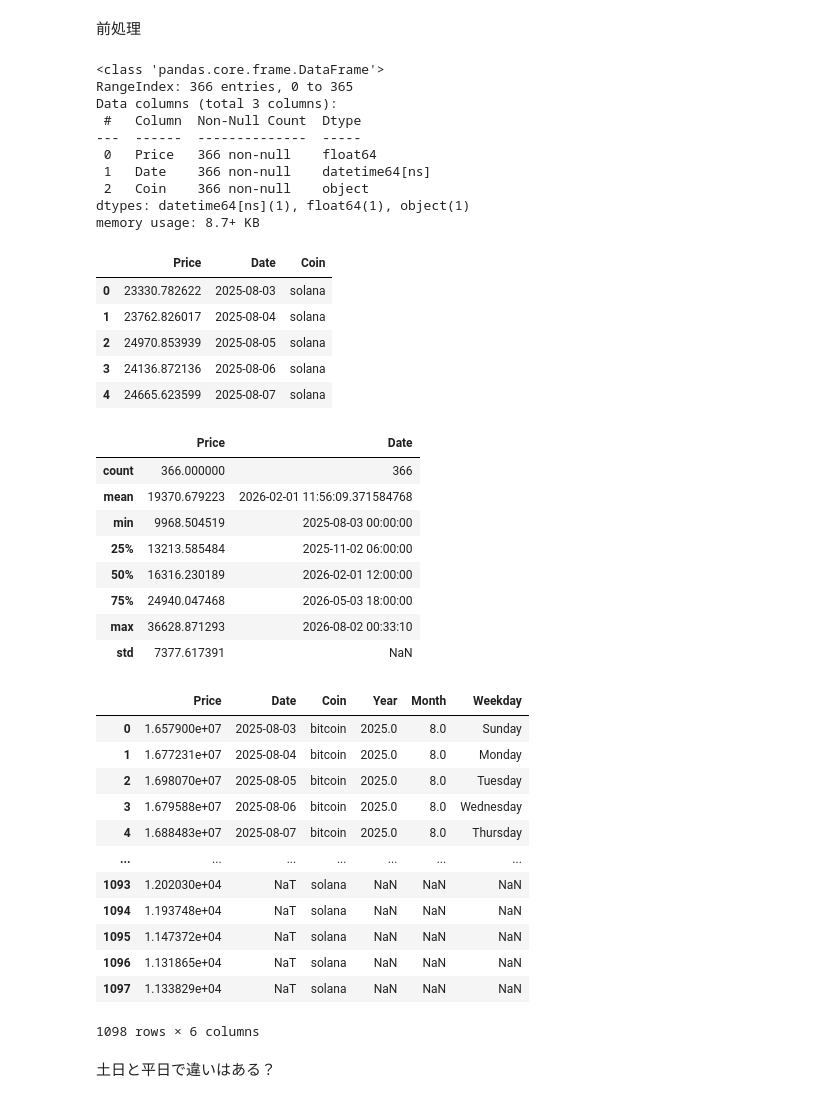
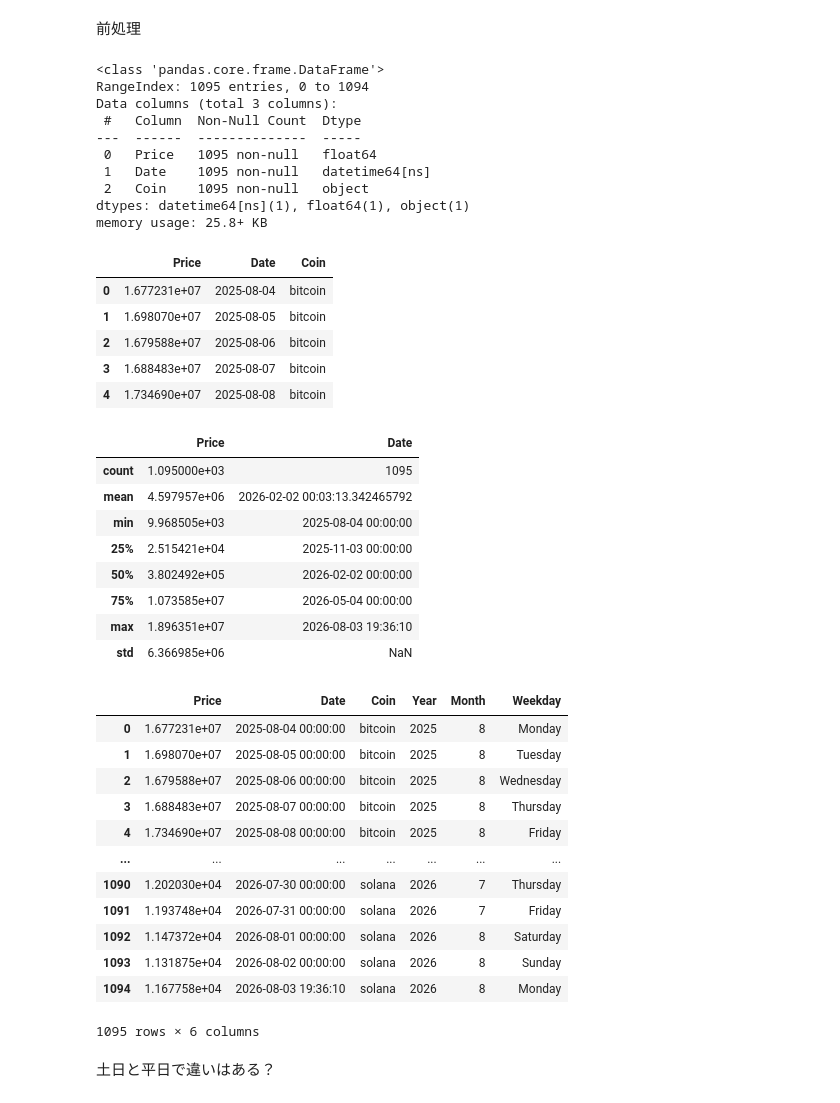
Before and after one commit to shota98501/workspace, a Jupyter notebook: Project/crypto_project/crypto_project(years).ipynb, the cells around one changed output. Cells and saved outputs as stored; diff of their text form; code cells hidden in the pictures.

```diff
--- a/Project/crypto_project/crypto_project(years).ipynb
+++ b/Project/crypto_project/crypto_project(years).ipynb
@@ -66,60 +66,60 @@ crypto_df
 # %% [markdown]
 前処理
 # %%
-df.info()
+crypto_df.info()
 # %% [output]
 <class 'pandas.core.frame.DataFrame'>
-RangeIndex: 366 entries, 0 to 365
+RangeIndex: 1095 entries, 0 to 1094
 Data columns (total 3 columns):
  #   Column  Non-Null Count  Dtype
 ---  ------  --------------  -----
- 0   Price   366 non-null    float64
- 1   Date    366 non-null    datetime64[ns]
- 2   Coin    366 non-null    object
+ 0   Price   1095 non-null   float64
+ 1   Date    1095 non-null   datetime64[ns]
+ 2   Coin    1095 non-null   object
 dtypes: datetime64[ns](1), float64(1), object(1)
-memory usage: 8.7+ KB
+memory usage: 25.8+ KB
 # %%
-df.head()
+crypto_df.head()
 # %% [output]
 |  | Price | Date | Coin |
-| 0 | 23330.782622 | 2025-08-03 | solana |
-| 1 | 23762.826017 | 2025-08-04 | solana |
-| 2 | 24970.853939 | 2025-08-05 | solana |
-| 3 | 24136.872136 | 2025-08-06 | solana |
-| 4 | 24665.623599 | 2025-08-07 | solana |
+| 0 | 1.677231e+07 | 2025-08-04 | bitcoin |
+| 1 | 1.698070e+07 | 2025-08-05 | bitcoin |
+| 2 | 1.679588e+07 | 2025-08-06 | bitcoin |
+| 3 | 1.688483e+07 | 2025-08-07 | bitcoin |
+| 4 | 1.734690e+07 | 2025-08-08 | bitcoin |
 # %%
-df.describe()
+crypto_df.describe()
 # %% [output]
 |  | Price | Date |
-| count | 366.000000 | 366 |
-| mean | 19370.679223 | 2026-02-01 11:56:09.371584768 |
-| min | 9968.504519 | 2025-08-03 00:00:00 |
-| 25% | 13213.585484 | 2025-11-02 06:00:00 |
-| 50% | 16316.230189 | 2026-02-01 12:00:00 |
-| 75% | 24940.047468 | 2026-05-03 18:00:00 |
-| max | 36628.871293 | 2026-08-02 00:33:10 |
-| std | 7377.617391 | NaN |
+| count | 1.095000e+03 | 1095 |
+| mean | 4.597957e+06 | 2026-02-02 00:03:13.342465792 |
+| min | 9.968505e+03 | 2025-08-04 00:00:00 |
+| 25% | 2.515421e+04 | 2025-11-03 00:00:00 |
+| 50% | 3.802492e+05 | 2026-02-02 00:00:00 |
+| 75% | 1.073585e+07 | 2026-05-04 00:00:00 |
+| max | 1.896351e+07 | 2026-08-03 19:36:10 |
+| std | 6.366985e+06 | NaN |
 # %%
-crypto_df["Date"] = pd.to_datetime(df["Date"])
+crypto_df["Date"] = pd.to_datetime(crypto_df["Date"])
 crypto_df["Year"] = crypto_df["Date"].dt.year
 crypto_df["Month"] = crypto_df["Date"].dt.month
 crypto_df["Weekday"] = crypto_df["Date"].dt.day_name()
 
 crypto_df
 # %% [output]
 |  | Price | Date | Coin | Year | Month | Weekday |
-| 0 | 1.657900e+07 | 2025-08-03 | bitcoin | 2025.0 | 8.0 | Sunday |
-| 1 | 1.677231e+07 | 2025-08-04 | bitcoin | 2025.0 | 8.0 | Monday |
-| 2 | 1.698070e+07 | 2025-08-05 | bitcoin | 2025.0 | 8.0 | Tuesday |
-| 3 | 1.679588e+07 | 2025-08-06 | bitcoin | 2025.0 | 8.0 | Wednesday |
-| 4 | 1.688483e+07 | 2025-08-07 | bitcoin | 2025.0 | 8.0 | Thursday |
+| 0 | 1.677231e+07 | 2025-08-04 00:00:00 | bitcoin | 2025 | 8 | Monday |
+| 1 | 1.698070e+07 | 2025-08-05 00:00:00 | bitcoin | 2025 | 8 | Tuesday |
+| 2 | 1.679588e+07 | 2025-08-06 00:00:00 | bitcoin | 2025 | 8 | Wednesday |
+| 3 | 1.688483e+07 | 2025-08-07 00:00:00 | bitcoin | 2025 | 8 | Thursday |
+| 4 | 1.734690e+07 | 2025-08-08 00:00:00 | bitcoin | 2025 | 8 | Friday |
 | ... | ... | ... | ... | ... | ... | ... |
-| 1093 | 1.202030e+04 | NaT | solana | NaN | NaN | NaN |
-| 1094 | 1.193748e+04 | NaT | solana | NaN | NaN | NaN |
-| 1095 | 1.147372e+04 | NaT | solana | NaN | NaN | NaN |
-| 1096 | 1.131865e+04 | NaT | solana | NaN | NaN | NaN |
-| 1097 | 1.133829e+04 | NaT | solana | NaN | NaN | NaN |
+| 1090 | 1.202030e+04 | 2026-07-30 00:00:00 | solana | 2026 | 7 | Thursday |
+| 1091 | 1.193748e+04 | 2026-07-31 00:00:00 | solana | 2026 | 7 | Friday |
+| 1092 | 1.147372e+04 | 2026-08-01 00:00:00 | solana | 2026 | 8 | Saturday |
+| 1093 | 1.131875e+04 | 2026-08-02 00:00:00 | solana | 2026 | 8 | Sunday |
+| 1094 | 1.167758e+04 | 2026-08-03 19:36:10 | solana | 2026 | 8 | Monday |
-1098 rows × 6 columns
+1095 rows × 6 columns
 # %% [markdown]
 土日と平日で違いはある？
 # %%
```
Also changed, not shown: parts of 15 cells of this notebook.
